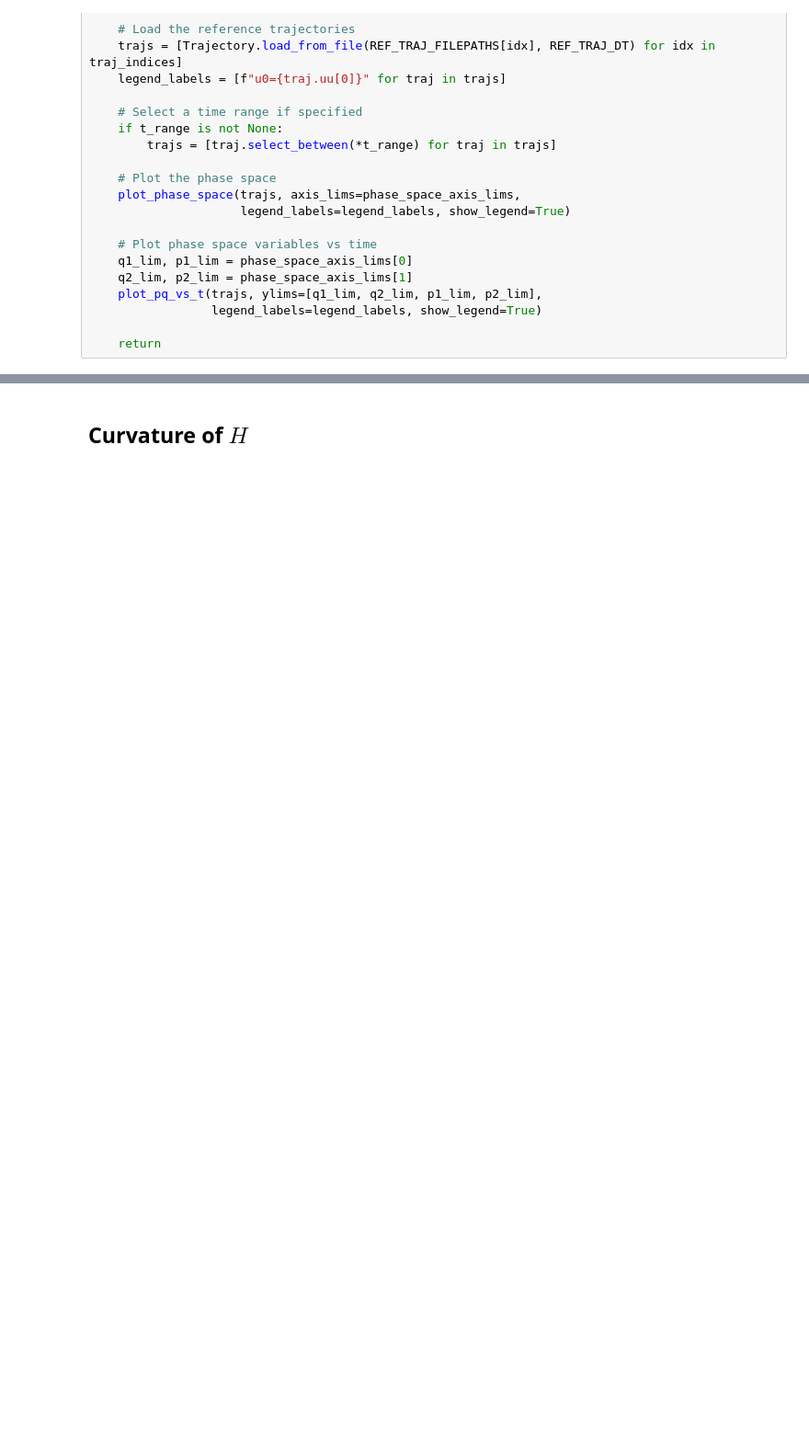
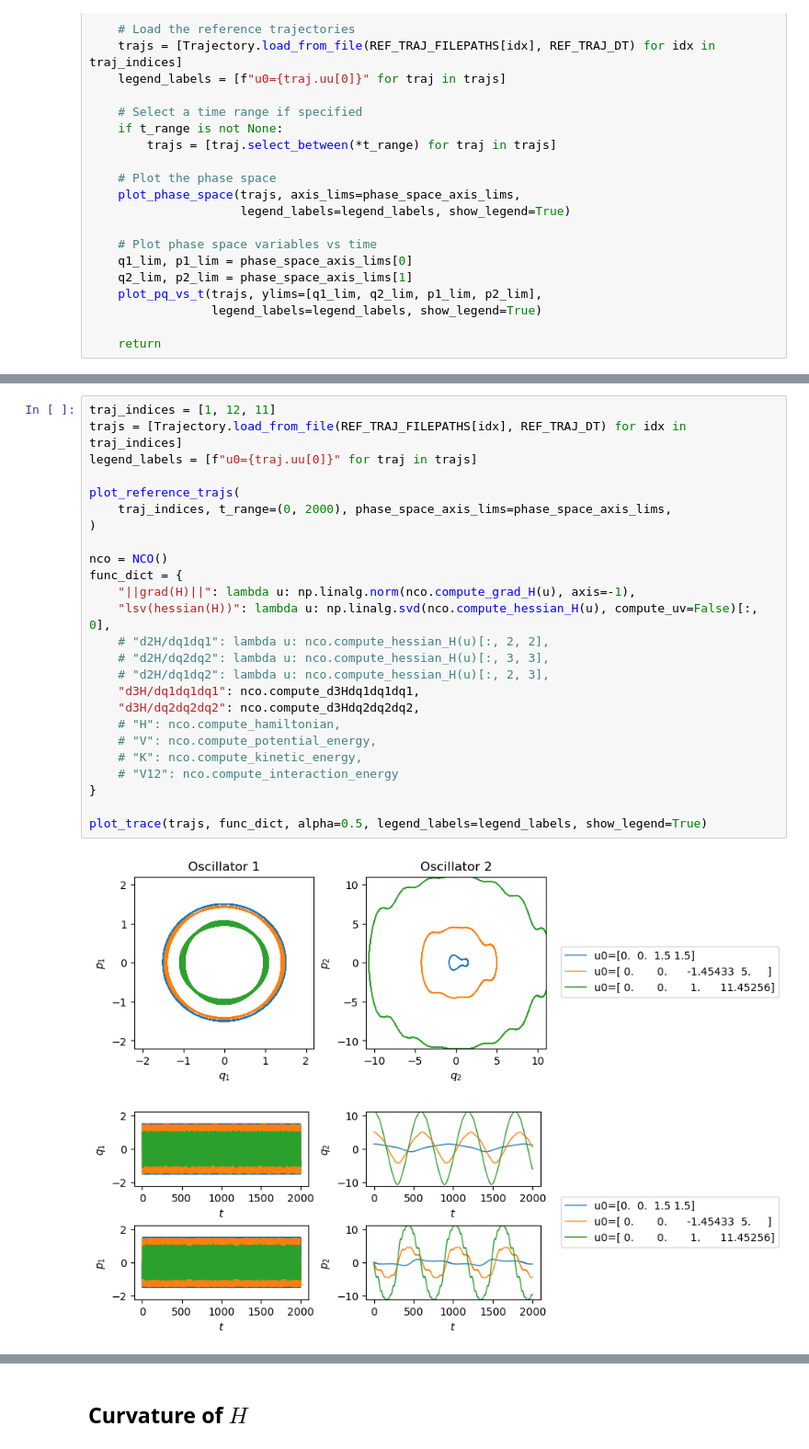
Before and after one commit to fr0420/learnsolnmap, a Jupyter notebook: notebooks/nco_ref.ipynb, the cells around one changed output, grey strips where cells are left out. Shown at 92% size. Cells and saved outputs as stored; diff of their text form; blank space fills up the shorter version.

```diff
--- a/notebooks/nco_ref.ipynb
+++ b/notebooks/nco_ref.ipynb
@@ -363,0 +453,28 @@ plot_reference_trajs(
+# %%
+traj_indices = [1, 12, 11]
+trajs = [Trajectory.load_from_file(REF_TRAJ_FILEPATHS[idx], REF_TRAJ_DT) for idx in traj_indices]
+legend_labels = [f"u0={traj.uu[0]}" for traj in trajs]
+
+plot_reference_trajs(
+    traj_indices, t_range=(0, 2000), phase_space_axis_lims=phase_space_axis_lims,
+)
+
+nco = NCO()
+func_dict = {
+    "||grad(H)||": lambda u: np.linalg.norm(nco.compute_grad_H(u), axis=-1),
+    "lsv(hessian(H))": lambda u: np.linalg.svd(nco.compute_hessian_H(u), compute_uv=False)[:, 0],
+    # "d2H/dq1dq1": lambda u: nco.compute_hessian_H(u)[:, 2, 2],
+    # "d2H/dq2dq2": lambda u: nco.compute_hessian_H(u)[:, 3, 3],
+    # "d2H/dq1dq2": lambda u: nco.compute_hessian_H(u)[:, 2, 3],
+    "d3H/dq1dq1dq1": nco.compute_d3Hdq1dq1dq1,
+    "d3H/dq2dq2dq2": nco.compute_d3Hdq2dq2dq2,
+    # "H": nco.compute_hamiltonian,
+    # "V": nco.compute_potential_energy,
+    # "K": nco.compute_kinetic_energy,
+    # "V12": nco.compute_interaction_energy
+}
+
+plot_trace(trajs, func_dict, alpha=0.5, legend_labels=legend_labels, show_legend=True)
+# %% [output]
+[figure, added]
+[figure, added]
```
Also changed, not shown: parts of 10 cells of this notebook, 7 other files.
